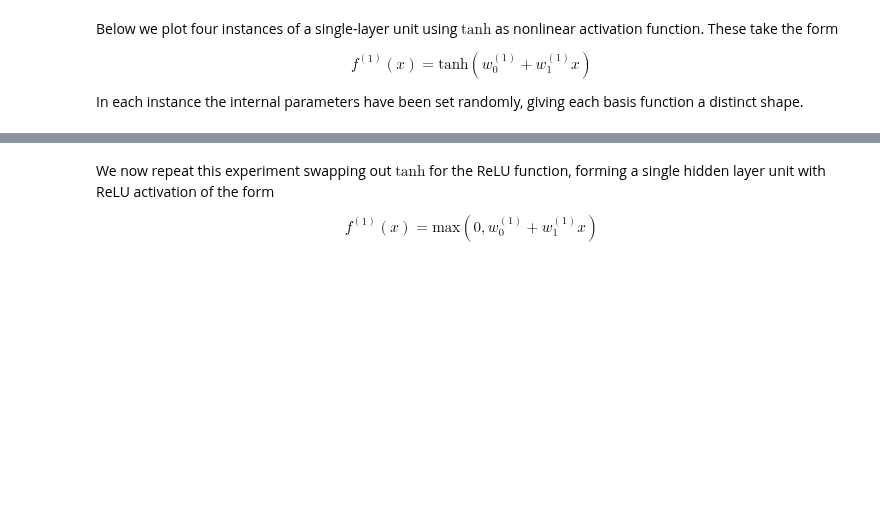
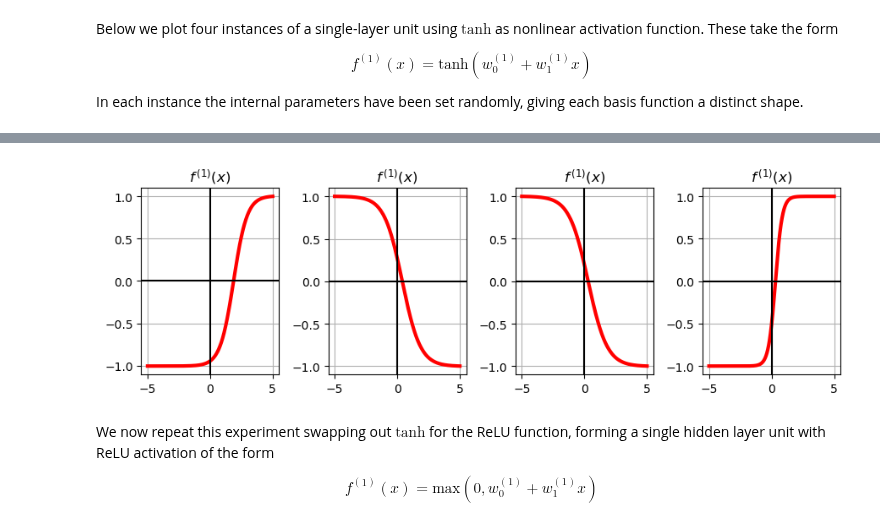
Before and after one commit to neonwatty/machine_learning_refined, a Jupyter notebook: notes/13_Multilayer_perceptrons/13_2_Multi_layer_perceptrons.ipynb, the cells around one changed output, grey strips where cells are left out. Cells and saved outputs as stored; diff of their text form; code cells hidden in the pictures; blank space fills up the shorter version.

```diff
--- a/notes/13_Multilayer_perceptrons/13_2_Multi_layer_perceptrons.ipynb
+++ b/notes/13_Multilayer_perceptrons/13_2_Multi_layer_perceptrons.ipynb
@@ -72,7 +94,7 @@ In each instance the internal parameters have been set randomly, giving each bas
 # %%
 # This code cell will not be shown in the HTML version of this notebook
 # import Draw_Bases class for visualizing various basis element types
-demo = nonlib.DrawBases.Visualizer()
+demo = DrawBases.Visualizer()
 
 # plot the first 4 elements of a single layer basis
 demo.show_1d_net(num_layers = 1, activation = 'tanh')
@@ -82,3 +102,4 @@ demo.show_1d_net(num_layers = 1, activation = 'tanh')
+[figure, added]
 # %% [markdown]
 We now repeat this experiment swapping out $\text{tanh}$ for the ReLU function, forming a single hidden layer unit with ReLU activation of the form
 
```
Also changed, not shown: parts of 32 cells of this notebook, 34 other files.
